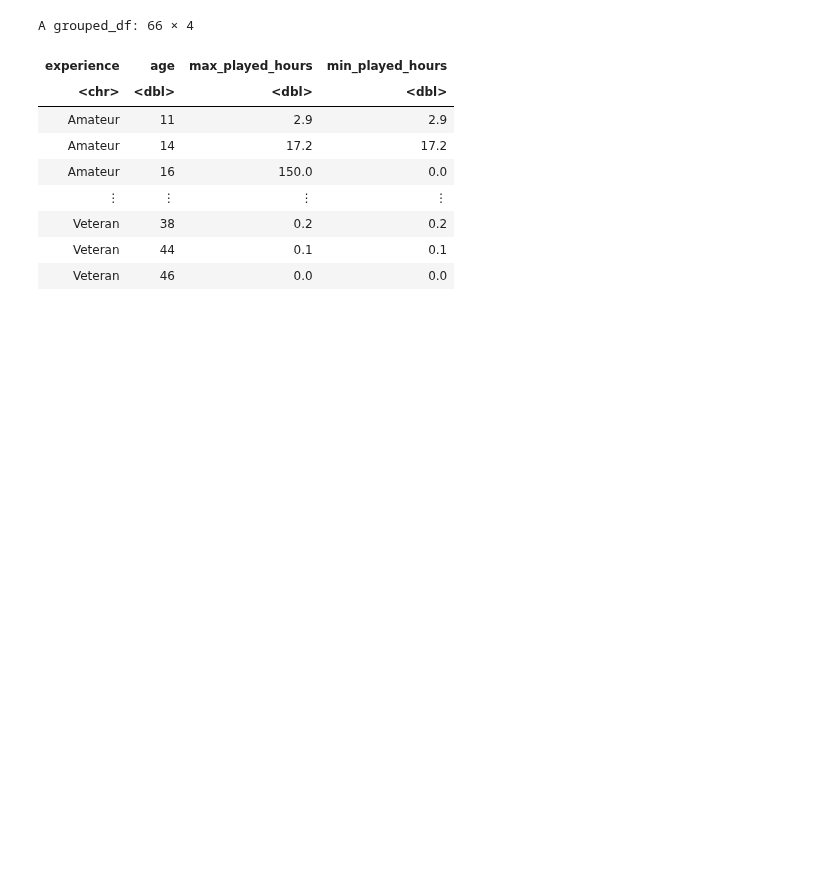
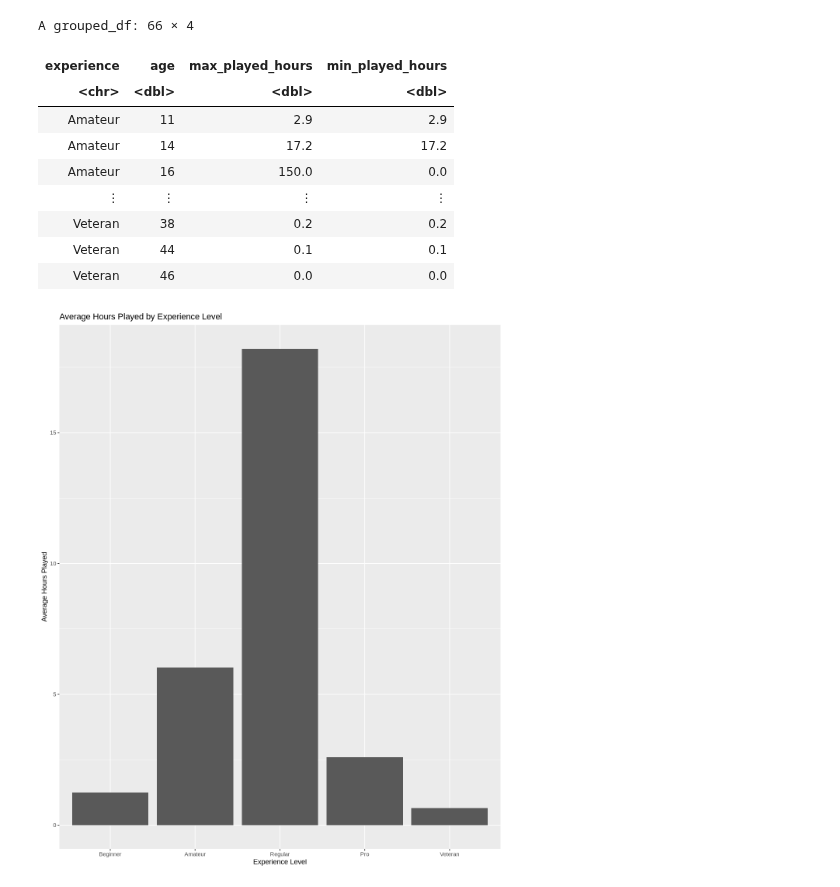
Before and after one commit to Chalkkk/dsci-final-group-project, a Jupyter notebook: final_project.ipynb, the cells around one changed output. Cells and saved outputs as stored; diff of their text form; code cells hidden in the pictures; blank space fills up the shorter version.

Commit message:
added plots

```diff
--- a/final_project.ipynb
+++ b/final_project.ipynb
@@ -67,7 +67,7 @@ ERROR: Error in parse(text = x, srcfile = src): <text>:1:16: unexpected symbol
 1: Title: Project Final
                    ^
 # %%
-players <- read_csv("https://raw.githubusercontent.com/Chalkkk/dsci-final-group-project/refs/heads/main/players.csv", show_col_types = FALSE) |>
+players <- read_csv("https://raw.githubusercontent.com/Chalkkk/dsci-final-group-project/refs/heads/main/data/players.csv") |>
            as_tibble()
 players
 # %% [output]
@@ -259,3 +268,13 @@ A grouped_df: 66 × 4
 | Veteran | 38 | 0.2 | 0.2 |
 | Veteran | 44 | 0.1 | 0.1 |
 | Veteran | 46 | 0.0 | 0.0 |
+# %%
+hours_experience_bars <- hours_experience_sum |>
+    mutate(experience = factor(experience, levels = c("Beginner","Amateur","Regular","Pro","Veteran"))) |>
+    ggplot(aes(x = experience, y = average_played_hours)) +
+    geom_bar(stat = "identity") +
+    labs(title = "Average Hours Played by Experience Level", x = "Experience Level", y = "Average Hours Played")
+
+hours_experience_bars
+# %% [output]
+[figure, added]
```
Also changed, not shown: parts of 2 cells of this notebook, 2 other files.
